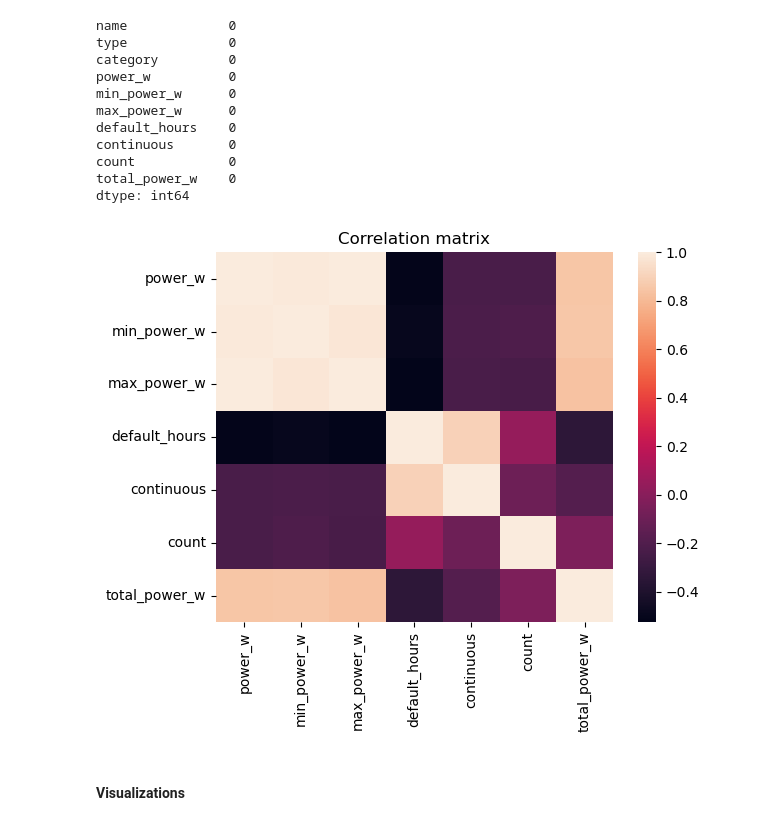
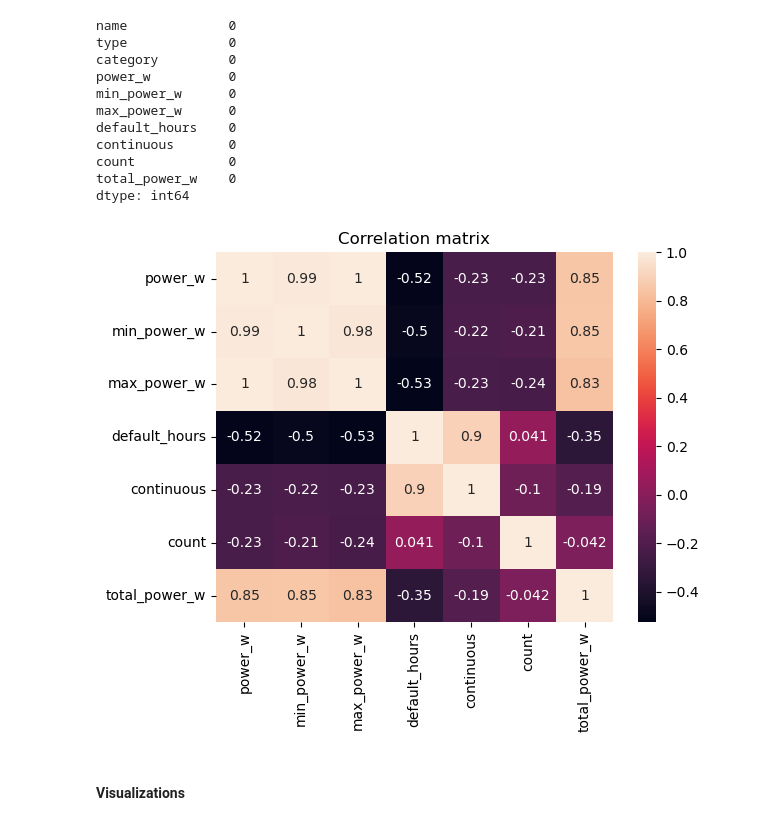
Before and after one commit to YagnamJoshi/Household-electricity-analysis, a Jupyter notebook: analysis.ipynb, the cells around one changed output. Drawn from its saved outputs; the diff is of its cells as text; code cells hidden in the pictures.

Commit message:
added correlation matrix annotation

```diff
--- a/analysis.ipynb
+++ b/analysis.ipynb
@@ -112,10 +112,10 @@ dtype: int64
 # %%
 corr = df.corr(numeric_only=True)
 plt.title("Correlation matrix")
-sns.heatmap(corr)
+sns.heatmap(corr,annot=True)
 plt.show()
 # %% [output]
-[figure, old version]
+[figure, new version]
 # %% [markdown]
 #### Visualizations
 # %%
```
